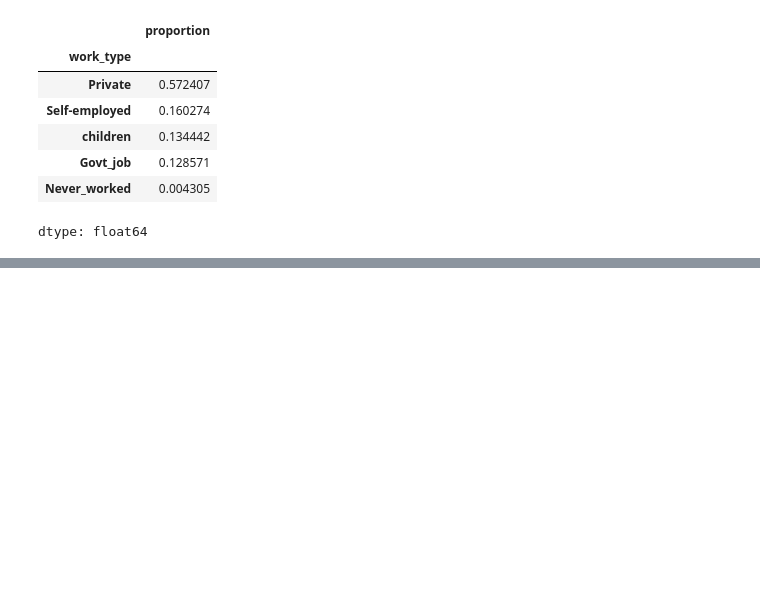
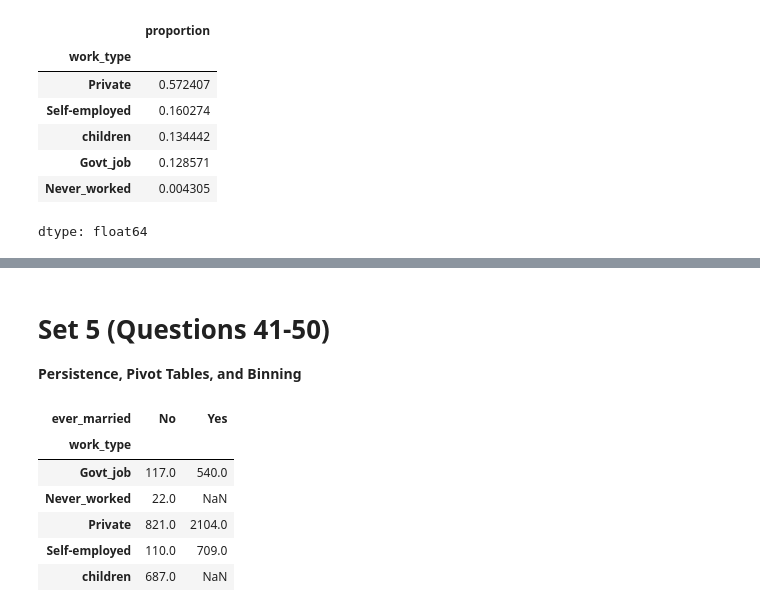
Before and after one commit to Divyanshucode93/GoogleColabsPractice, a Jupyter notebook: HealthcareStroke_Practice.ipynb, the cells around one changed output, grey strips where cells are left out. Drawn from its saved outputs; the diff is of its cells as text; code cells hidden in the pictures; blank space fills up the shorter version.

Commit message:
Set 5 (Questions 41-44)

```diff
--- a/HealthcareStroke_Practice.ipynb
+++ b/HealthcareStroke_Practice.ipynb
@@ -516,0 +517,17 @@ df[df['smoking_status']!='Unknown']
+# %% [markdown]
+# **Set 5 (Questions 41-50)**
+**Persistence, Pivot Tables, and Binning**
+# %%
+# Permanent change: Convert the age column from float to int and save the change to df
+df['age'] = df['age'].astype('int64')
+# %%
+# Create a Pivot Table that shows the count (not average) of people, grouped by work_type in rows and ever_married in columns.
+df.pivot_table(index='work_type',columns='ever_married',values='gender',aggfunc='count')
+# %% [output]
+| ever_married | No | Yes |
+| work_type |  |  |
+| Govt_job | 117.0 | 540.0 |
+| Never_worked | 22.0 | NaN |
+| Private | 821.0 | 2104.0 |
+| Self-employed | 110.0 | 709.0 |
+| children | 687.0 | NaN |
```
Also changed, not shown: parts of 10 cells of this notebook.
